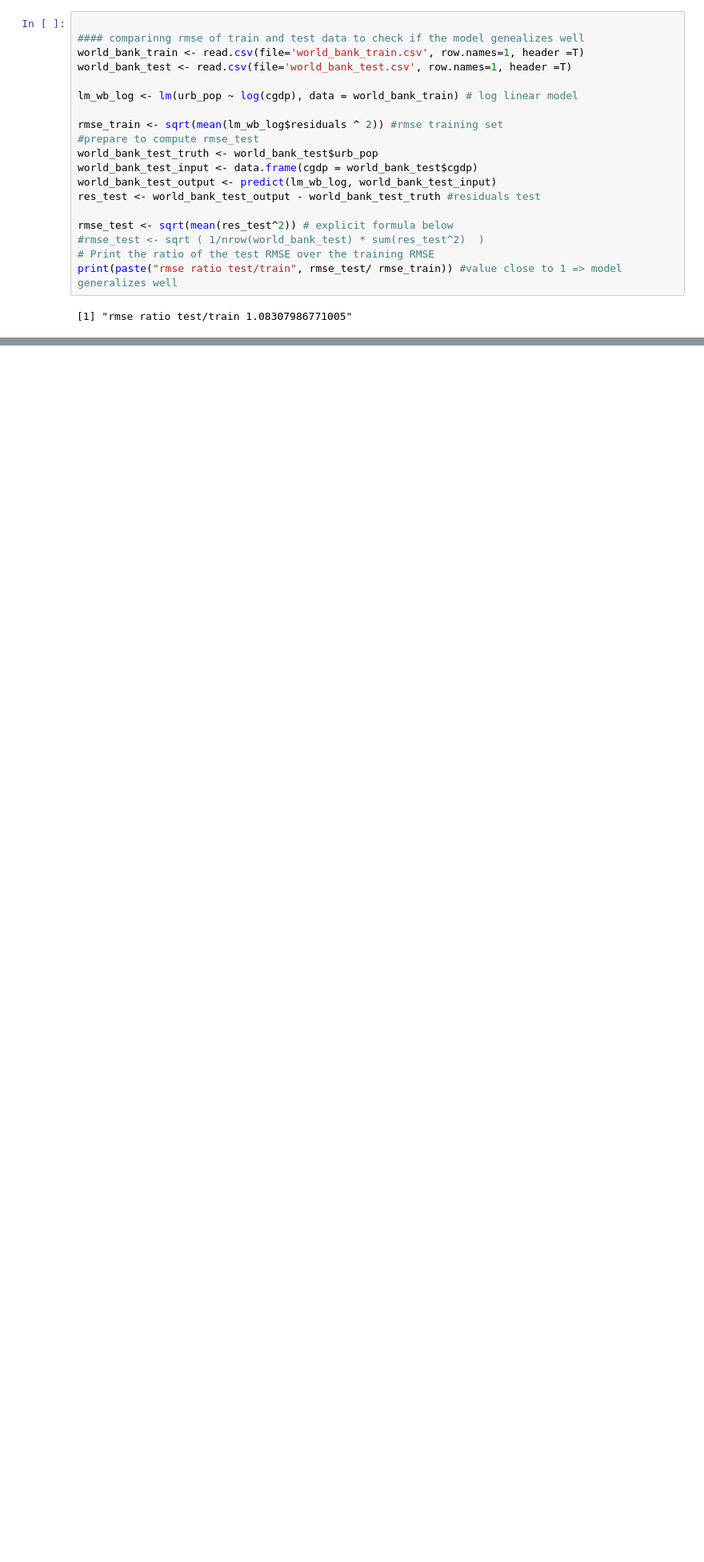
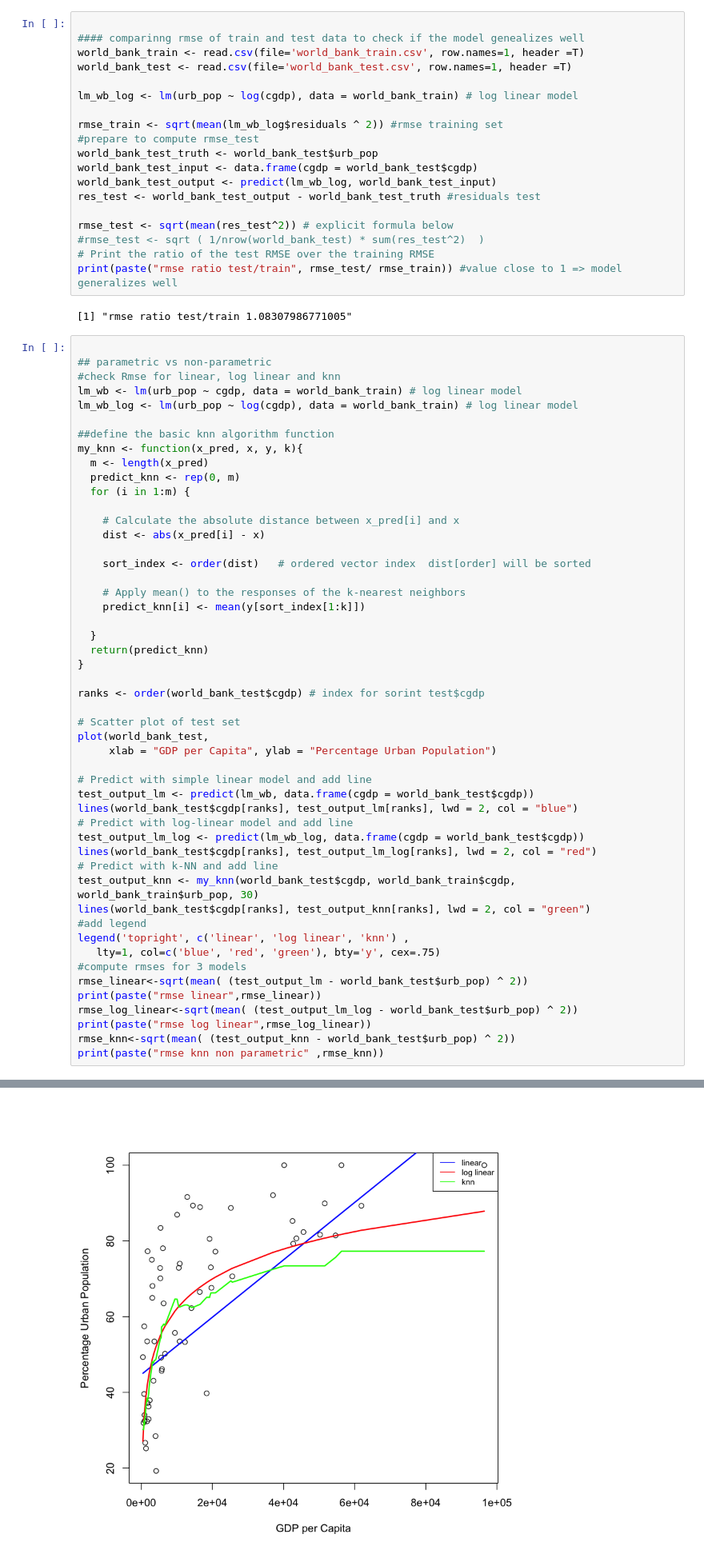
Before and after one commit to slzdevsnp/learn, a Jupyter notebook: intro_ml/intro_ml_regression.ipynb, the cells around one changed output, grey strips where cells are left out. Shown at 80% size. Cells and saved outputs as stored; diff of their text form; blank space fills up the shorter version.

```diff
--- a/intro_ml/intro_ml_regression.ipynb
+++ b/intro_ml/intro_ml_regression.ipynb
@@ -279,3 +279,54 @@ rmse_test <- sqrt(mean(res_test^2)) # explicit formula below
 print(paste("rmse ratio test/train", rmse_test/ rmse_train)) #value close to 1 => model generalizes well
 # %% [output]
 [1] "rmse ratio test/train 1.08307986771005"
+# %%
+
+## parametric vs non-parametric
+#check Rmse for linear, log linear and knn
+lm_wb <- lm(urb_pop ~ cgdp, data = world_bank_train) # log linear model
+lm_wb_log <- lm(urb_pop ~ log(cgdp), data = world_bank_train) # log linear model
+
+##define the basic knn algorithm function
+my_knn <- function(x_pred, x, y, k){
+  m <- length(x_pred)
+  predict_knn <- rep(0, m)
+  for (i in 1:m) {
+
+    # Calculate the absolute distance between x_pred[i] and x
+    dist <- abs(x_pred[i] - x)
+
+    sort_index <- order(dist)   # ordered vector index  dist[order] will be sorted
+
+    # Apply mean() to the responses of the k-nearest neighbors
+    predict_knn[i] <- mean(y[sort_index[1:k]])
+
+  }
+  return(predict_knn)
+}
+
+ranks <- order(world_bank_test$cgdp) # index for sorint test$cgdp
+
+# Scatter plot of test set
+plot(world_bank_test,
+     xlab = "GDP per Capita", ylab = "Percentage Urban Population")
+
+# Predict with simple linear model and add line
+test_output_lm <- predict(lm_wb, data.frame(cgdp = world_bank_test$cgdp))
+lines(world_bank_test$cgdp[ranks], test_output_lm[ranks], lwd = 2, col = "blue")
+# Predict with log-linear model and add line
+test_output_lm_log <- predict(lm_wb_log, data.frame(cgdp = world_bank_test$cgdp))
+lines(world_bank_test$cgdp[ranks], test_output_lm_log[ranks], lwd = 2, col = "red")
+# Predict with k-NN and add line
+test_output_knn <- my_knn(world_bank_test$cgdp, world_bank_train$cgdp, world_bank_train$urb_pop, 30)
+lines(world_bank_test$cgdp[ranks], test_output_knn[ranks], lwd = 2, col = "green")
+#add legend
+legend('topright', c('linear', 'log linear', 'knn') ,
+   lty=1, col=c('blue', 'red', 'green'), bty='y', cex=.75)
+#compute rmses for 3 models
+rmse_linear<-sqrt(mean( (test_output_lm - world_bank_test$urb_pop) ^ 2))
+print(paste("rmse linear",rmse_linear))
+rmse_log_linear<-sqrt(mean( (test_output_lm_log - world_bank_test$urb_pop) ^ 2))
+print(paste("rmse log linear",rmse_log_linear))
+rmse_knn<-sqrt(mean( (test_output_knn - world_bank_test$urb_pop) ^ 2))
+print(paste("rmse knn non parametric" ,rmse_knn))
+# %% [output]
@@ -281,0 +336 @@ print(paste("rmse ratio test/train", rmse_test/ rmse_train)) #value close to 1 =
+[figure, added]
```
Also changed, not shown: parts of 1 cell of this notebook, 1 other file.
